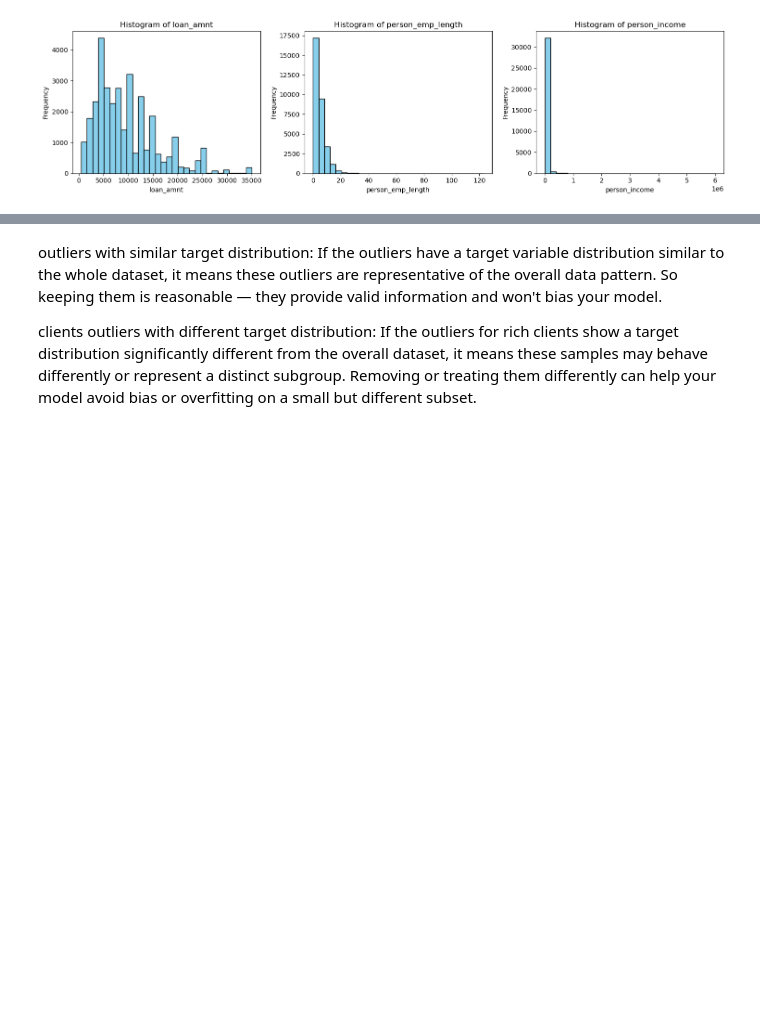
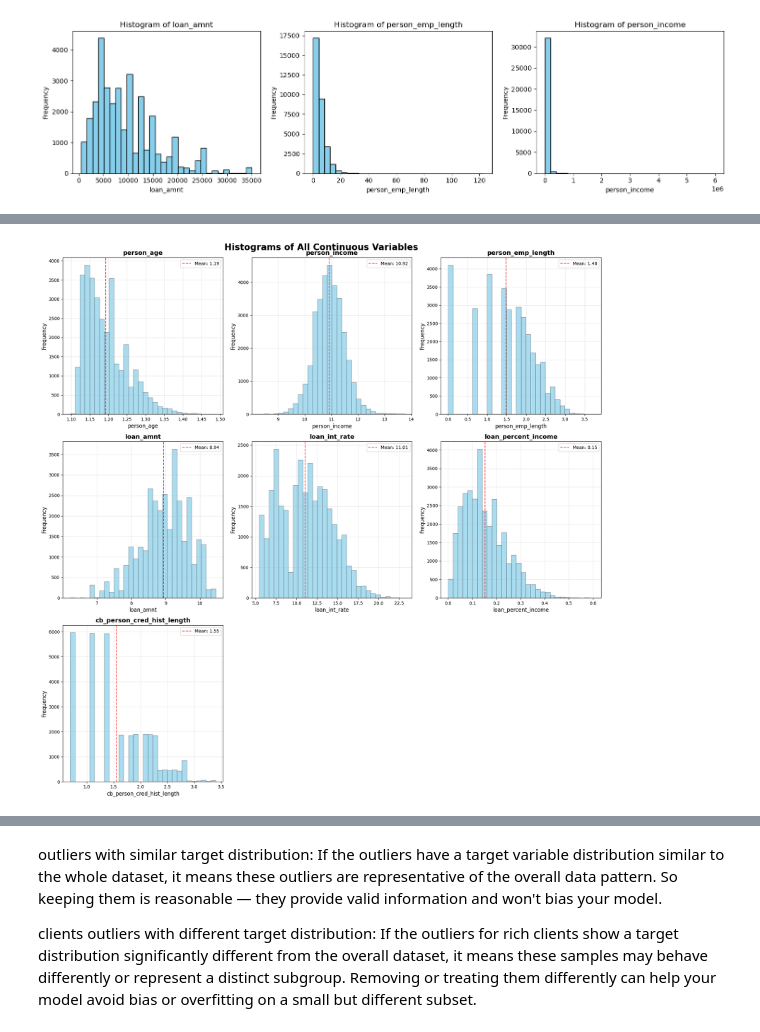
Before and after one commit to Notplays/Credit-Risk, a Jupyter notebook: EDA.ipynb, the cells around one changed output, grey strips where cells are left out. Cells and saved outputs as stored; diff of their text form; code cells hidden in the pictures; blank space fills up the shorter version.

```diff
--- a/EDA.ipynb
+++ b/EDA.ipynb
@@ -146,0 +208,7 @@ plt.show()
+# %%
+data['loan_amnt']=np.log(data['loan_amnt'])
+data['person_income']=np.log(data['person_income'])
+data['loan_percent_income']=np.log1p(data['loan_percent_income'])
+data['person_age']=np.log(np.log(data['person_age']))
+data['cb_person_cred_hist_length']=np.log(data['cb_person_cred_hist_length'])
+data['person_emp_length']=np.log1p(data['person_emp_length'])
@@ -146,0 +231,39 @@ plt.show()
+# %%
+# Create subplots for continuous variables
+n_vars = len(continuous_vars)
+n_cols = 3
+n_rows = (n_vars + n_cols - 1) // n_cols
+
+fig, axes = plt.subplots(nrows=n_rows, ncols=n_cols, figsize=(18, 6*n_rows))
+fig.suptitle('Histograms of All Continuous Variables', fontsize=20, fontweight='bold', y=0.98)
+
+# Flatten axes array for easier indexing
+if n_rows == 1:
+    axes = [axes] if n_cols == 1 else axes
+else:
+    axes = axes.flatten()
+
+for i, var in enumerate(continuous_vars):
+    # Handle missing values
+    var_data = data[var].dropna()
+
+    axes[i].hist(var_data, bins=30, color='skyblue', alpha=0.7, edgecolor='black', linewidth=0.5)
+    axes[i].set_title(f'{var}', fontweight='bold', fontsize=14)
+    axes[i].set_xlabel(var, fontsize=12)
+    axes[i].set_ylabel('Frequency', fontsize=12)
+    axes[i].grid(True, alpha=0.3)
+
+    # Add statistics text
+    mean_val = var_data.mean()
+    std_val = var_data.std()
+    axes[i].axvline(mean_val, color='red', linestyle='--', alpha=0.8, label=f'Mean: {mean_val:.2f}')
+    axes[i].legend()
+
+# Hide unused subplots
+for i in range(n_vars, len(axes)):
+    axes[i].set_visible(False)
+
+plt.tight_layout()
+plt.show()
+# %% [output]
+[figure, added]
```
Also changed, not shown: parts of 26 cells of this notebook, 6 other files.
